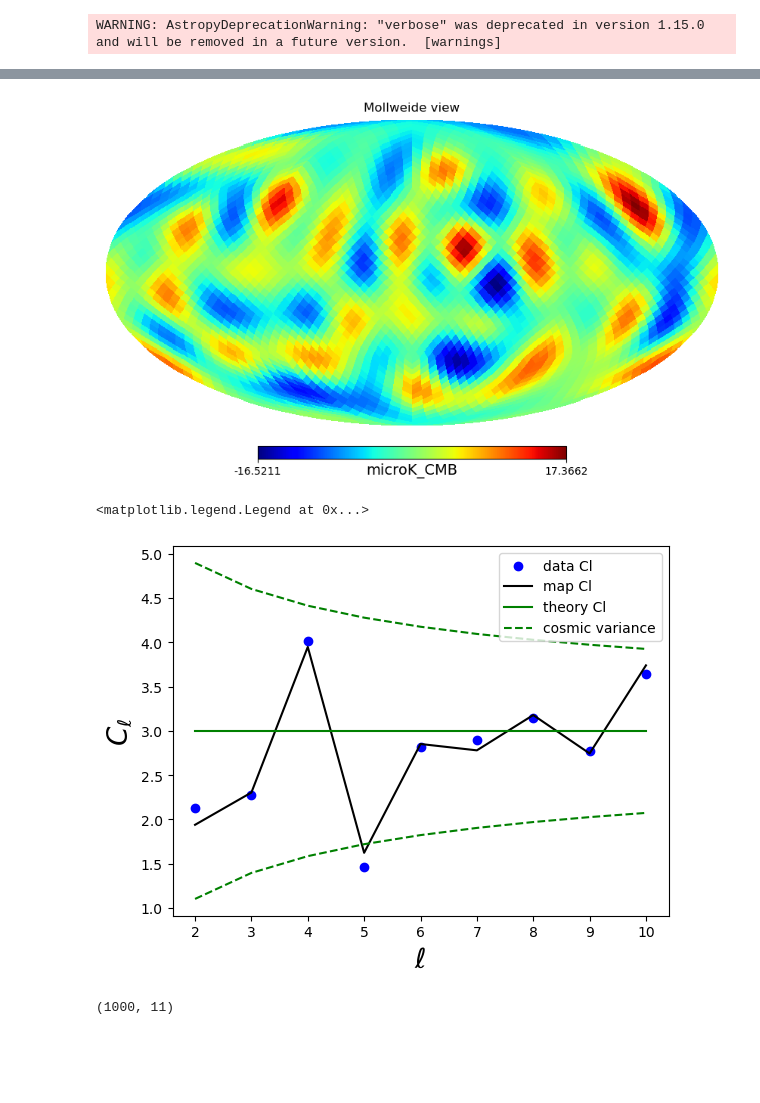
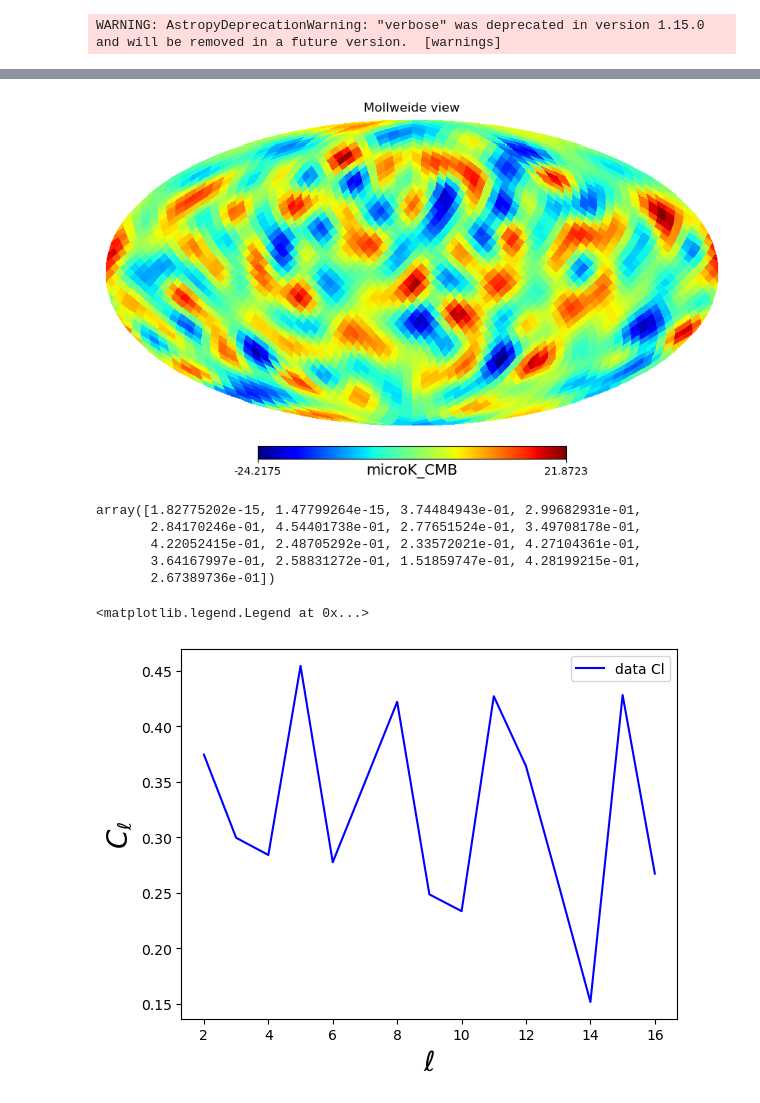
Before and after one commit to s-Sayan/CosmoHMC, a Jupyter notebook: examples/demo_almncl.ipynb, the cells around one changed output, grey strips where cells are left out. Cells and saved outputs as stored; diff of their text form; code cells hidden in the pictures; blank space fills up the shorter version.

```diff
--- a/examples/demo_almncl.ipynb
+++ b/examples/demo_almncl.ipynb
@@ -10,5 +13,5 @@ import matplotlib.pyplot as plt # For plotting
 # %%
-elmax = 10
+elmax = 16
 nside = 16
 el = np.arange(elmax+1)
 Cl_th = 3*np.ones(elmax+1)
@@ -57,6 +62,3 @@ plt.legend(loc = 'upper right')
 map_data = map_sig + map_noise
 #in harmonic space
 alm_data = alm_sig + alm_noise
-# %%
-map_data  = hp.alm2map(alm_data, nside = nside, lmax = elmax, mmax = elmax, pol=False)
-alm_data1 = hp.map2alm(map_data, lmax = elmax, mmax = elmax)
@@ -120,22 +115,32 @@ hp.mollview(map= map_sig,
 #hp.graticule(dpar=30, dmer = 30, coord = 'G')
 #plt.savefig('map_beta10_value10_lmax512_nside512_newbps_2nd.png')
 # %% [output]
-[figure, old version]
+[figure, new version]
 # %%
 #compute data angular power spectrum
-data_cl = hp.alm2cl(alms1 = alm_data, alms2=None, lmax=elmax, mmax=elmax, lmax_out=elmax,nspec=None)
+data_cl = hp.anafast(map_data,lmax=elmax,alm=False,pol=False)
+# %%
+map_noise_Nl = data_cl-map_Cl
+map_noise_Nl
+# %% [output]
+array([1.82775202e-15, 1.47799264e-15, 3.74484943e-01, 2.99682931e-01,
+       2.84170246e-01, 4.54401738e-01, 2.77651524e-01, 3.49708178e-01,
+       4.22052415e-01, 2.48705292e-01, 2.33572021e-01, 4.27104361e-01,
+       3.64167997e-01, 2.58831272e-01, 1.51859747e-01, 4.28199215e-01,
+       2.67389736e-01])
 # %%
-plt.scatter(el[2:], data_cl[2:], color = 'b', label = 'data Cl')
-plt.plot(el[2:], map_Cl[2:], 'k', label = 'map Cl')
-plt.plot(el[2:], Cl_th[2:], 'g', label = 'theory Cl')
-plt.plot(el[2:], Cl_th[2:] + np.sqrt(2)*Cl_th[2:]/np.sqrt(2*el[2:]+1), color = 'g',
-         ls = '--', label = 'cosmic variance')
-plt.plot(el[2:], Cl_th[2:] - np.sqrt(2)*Cl_th[2:]/np.sqrt(2*el[2:]+1), color = 'g',
-         ls = '--')
+plt.plot(el[2:], data_cl[2:]-map_Cl[2:], color = 'b', label = 'data Cl')
+#plt.plot(el[2:], noise_Nl[2:], color = 'b', label = 'data Cl')
+#plt.plot(el[2:], map_Cl[2:], 'k', label = 'map Cl')
+#plt.plot(el[2:], Cl_th[2:], 'g', label = 'theory Cl')
+#plt.plot(el[2:], Cl_th[2:] + np.sqrt(2)*Cl_th[2:]/np.sqrt(2*el[2:]+1), color = 'g',
+#         ls = '--', label = 'cosmic variance')
+#plt.plot(el[2:], Cl_th[2:] - np.sqrt(2)*Cl_th[2:]/np.sqrt(2*el[2:]+1), color = 'g',
+#         ls = '--')
 plt.xlabel(r'$\ell$', fontsize = 20)
 plt.ylabel(r'$C_{\ell}$', fontsize = 20)
 plt.legend(loc = 'upper right')
 # %% [output]
 <matplotlib.legend.Legend at 0x...>
-[figure, old version]
+[figure, new version]
 # %%
@@ -145,7 +151,3 @@ sample_q_cl, sample_q_almr, sample_q_almi, dH_array = hmc_sampler.HMCsample()
-# %%
-sample_q_cl.shape
-# %% [output]
-(1000, 11)
 # %%
 hmc_sampler.acceptance_rate
 # %% [output]
```
Also changed, not shown: parts of 19 cells of this notebook, 2 other files.
